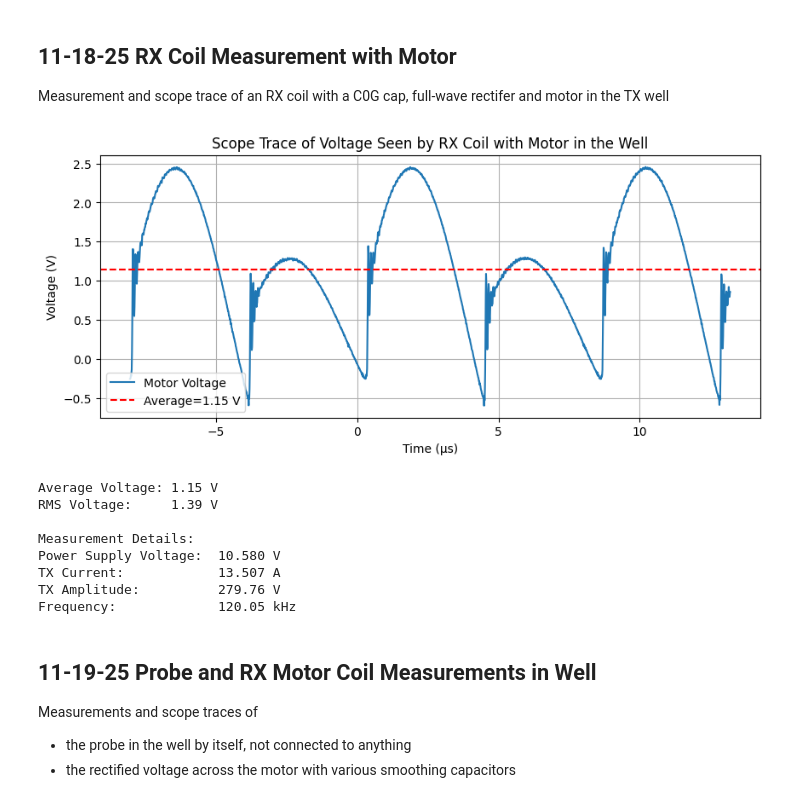
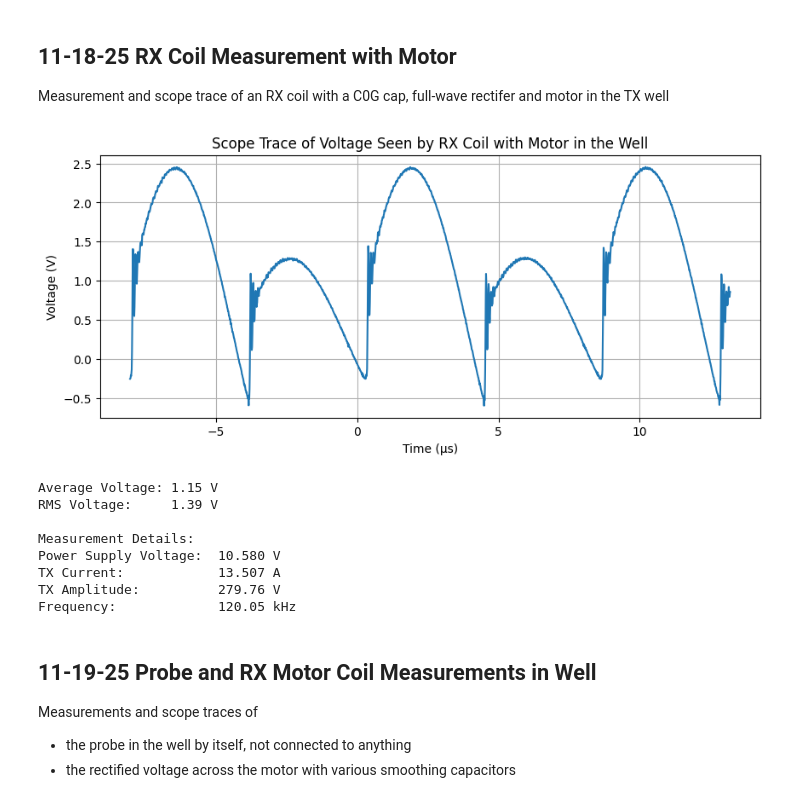
Before and after one commit to davisgtoth/Wireless-Drone-Data-Analysis, a Jupyter notebook: analysis.ipynb, the cells around one changed output. Drawn from its saved outputs; the diff is of its cells as text; code cells hidden in the pictures.

```diff
--- a/analysis.ipynb
+++ b/analysis.ipynb
@@ -470,32 +474,32 @@ Measurement and scope trace of an RX coil with a C0G cap, full-wave rectifer and
 # %%
 motor = pd.read_csv('11-18_RX_motor/scope.csv', comment='#')
 meas = pd.read_csv('11-18_RX_motor/meas.csv', comment='#')
 
 avg = np.mean(motor['Channel 4 (V)']*10)
 rms = np.sqrt(np.mean((motor['Channel 4 (V)']*10)**2))
 
 plt.figure(figsize=(10,4))
 plt.plot(motor['Time (s)'][14875:17000]*1e6, motor['Channel 4 (V)'][14875:17000]*10, label='Motor Voltage')
-plt.axhline(y=avg, label=f'Average={avg:.2f} V', color='r', linestyle='--')
+# plt.axhline(y=avg, label=f'Average={avg:.2f} V', color='r', linestyle='--')
 plt.title('Scope Trace of Voltage Seen by RX Coil with Motor in the Well')
 plt.xlabel('Time (\u03BCs)')
 plt.ylabel('Voltage (V)')
 plt.grid()
-plt.legend()
+# plt.legend()
 plt.show()
 
 print(f'Average Voltage: {avg:.2f} V')
 print(f'RMS Voltage:     {rms:.2f} V')
 print('')
 
 # print(meas)
 print('Measurement Details:')
 print(f'Power Supply Voltage: {meas['Value'][0]}')
 print(f'TX Current:           {meas['Value'][1]}')
 print(f'TX Amplitude:         {meas['Value'][2]}')
 print(f'Frequency:            {meas['Value'][3]}')
 # %% [output]
-[figure, old version]
+[figure, new version]
 Average Voltage: 1.15 V
 RMS Voltage:     1.39 V
 
```
Also changed, not shown: parts of 9 cells of this notebook.
